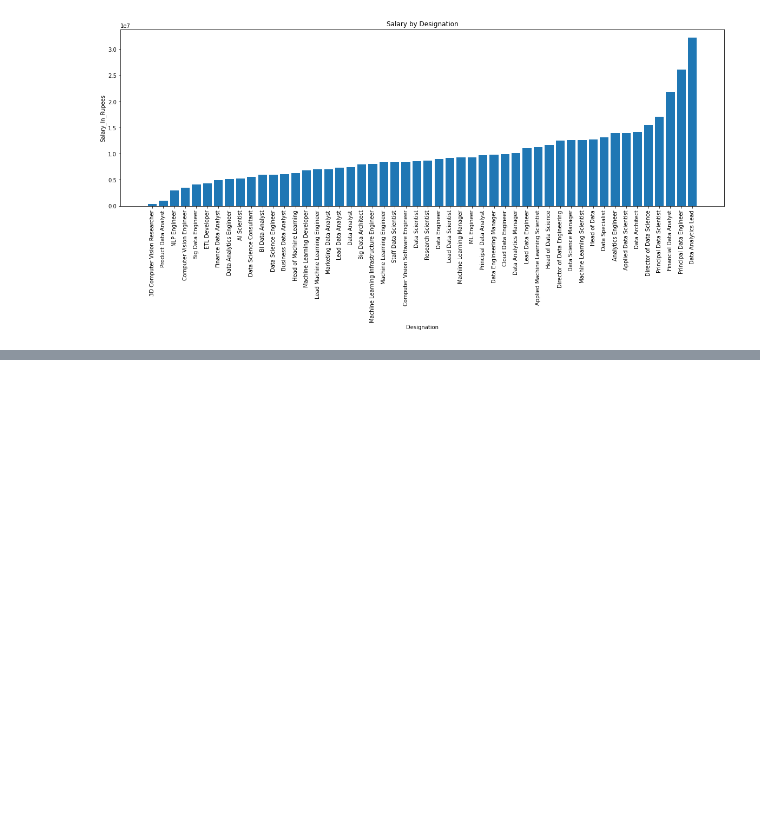
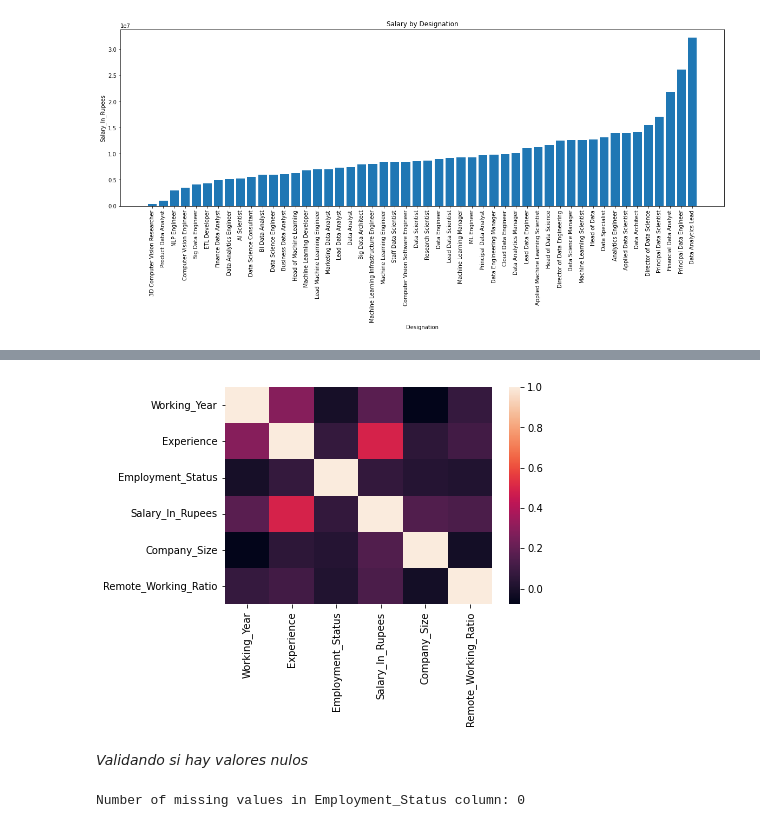
Before and after one commit to mrodriguez2000/Python, a Jupyter notebook: Visualización.ipynb, the cells around one changed output, grey strips where cells are left out. Drawn from its saved outputs; the diff is of its cells as text; code cells hidden in the pictures; blank space fills up the shorter version.

```diff
--- a/Visualización.ipynb
+++ b/Visualización.ipynb
@@ -40,0 +54,3 @@ plt.show()
+# %%
+df["Company_Size"] = df["Company_Size"].replace({"S": 1, "M": 2, "L": 3})
+df
@@ -40,0 +81,3 @@ plt.show()
+# %%
+df["Employment_Status"] = df["Employment_Status"].replace({'PT': 0, 'FT': 1, 'CT': 2, 'FL': 3})
+df
@@ -40,0 +116,5 @@ plt.show()
+# %%
+import random
+df["Experience"] = df["Experience"].replace({"EN": random.uniform(0,1), "MI": random.uniform(2,3),
+                                            "SE": random.uniform(4,6), "EX": random.uniform(6.5,9)})
+df
@@ -40,0 +135,4 @@ plt.show()
+# %%
+df["Id"] = df["Id"].to_string()
+df["Employment_Status"] = df["Employment_Status"].astype(int)
+df.corr()
@@ -40,0 +147,13 @@ plt.show()
+# %%
+import seaborn as sns
+sns.heatmap(df.corr())
+plt.show()
+# %% [output]
+[figure, added]
+# %% [markdown]
+*Validando si hay valores nulos*
+# %%
+missing_values = df['Employment_Status'].isna().sum()
+print(f"Number of missing values in Employment_Status column: {missing_values}")
+# %% [output]
+Number of missing values in Employment_Status column: 0
```
Also changed, not shown: parts of 12 cells of this notebook.
